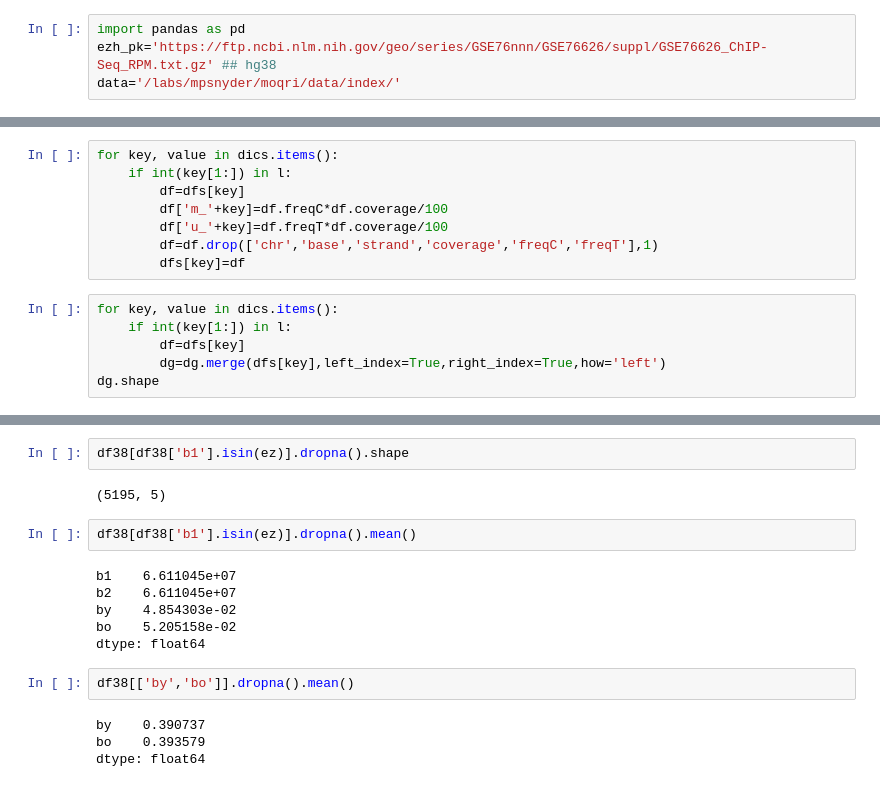
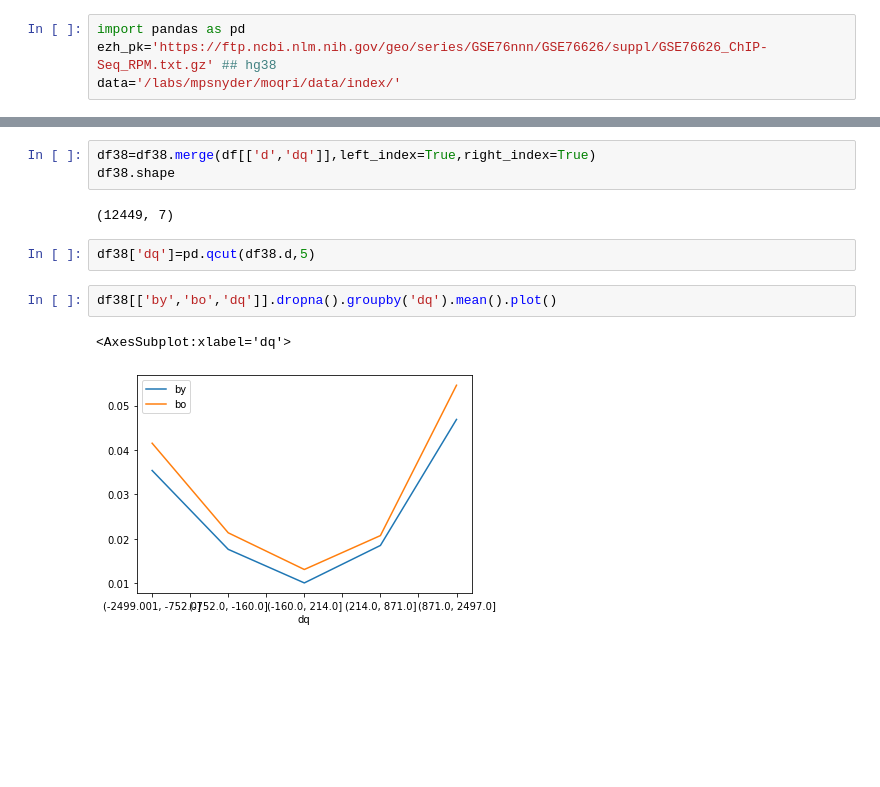
Before and after one commit to moqri/aging_2021, a Jupyter notebook: index/Untitled.ipynb, the cells around one changed output, grey strips where cells are left out. Drawn from its saved outputs; the diff is of its cells as text; blank space fills up the shorter version.

```diff
--- a/index/Untitled.ipynb
+++ b/index/Untitled.ipynb
@@ -68,14 +81,0 @@ dg.index=inds
-# %%
-for key, value in dics.items():
-    if int(key[1:]) in l:
-        df=dfs[key]
-        df['m_'+key]=df.freqC*df.coverage/100
-        df['u_'+key]=df.freqT*df.coverage/100
-        df=df.drop(['chr','base','strand','coverage','freqC','freqT'],1)
-        dfs[key]=df
-# %%
-for key, value in dics.items():
-    if int(key[1:]) in l:
-        df=dfs[key]
-        dg=dg.merge(dfs[key],left_index=True,right_index=True,how='left')
-dg.shape
@@ -131,18 +82,12 @@ ez=set([item for sublist in ez for item in sublist])
-# %%
-df38[df38['b1'].isin(ez)].dropna().shape
-# %% [output]
-(5195, 5)
-# %%
-df38[df38['b1'].isin(ez)].dropna().mean()
-# %% [output]
-b1    6.611045e+07
-b2    6.611045e+07
-by    4.854303e-02
-bo    5.205158e-02
-dtype: float64
+# %%
+df38=df38.merge(df[['d','dq']],left_index=True,right_index=True)
+df38.shape
+# %% [output]
+(12449, 7)
+# %%
+df38['dq']=pd.qcut(df38.d,5)
 # %%
-df38[['by','bo']].dropna().mean()
+df38[['by','bo','dq']].dropna().groupby('dq').mean().plot()
 # %% [output]
-by    0.390737
-bo    0.393579
-dtype: float64
+<AxesSubplot:xlabel='dq'>
+[figure, added]
```
Also changed, not shown: parts of 51 cells of this notebook, 6 other files.
